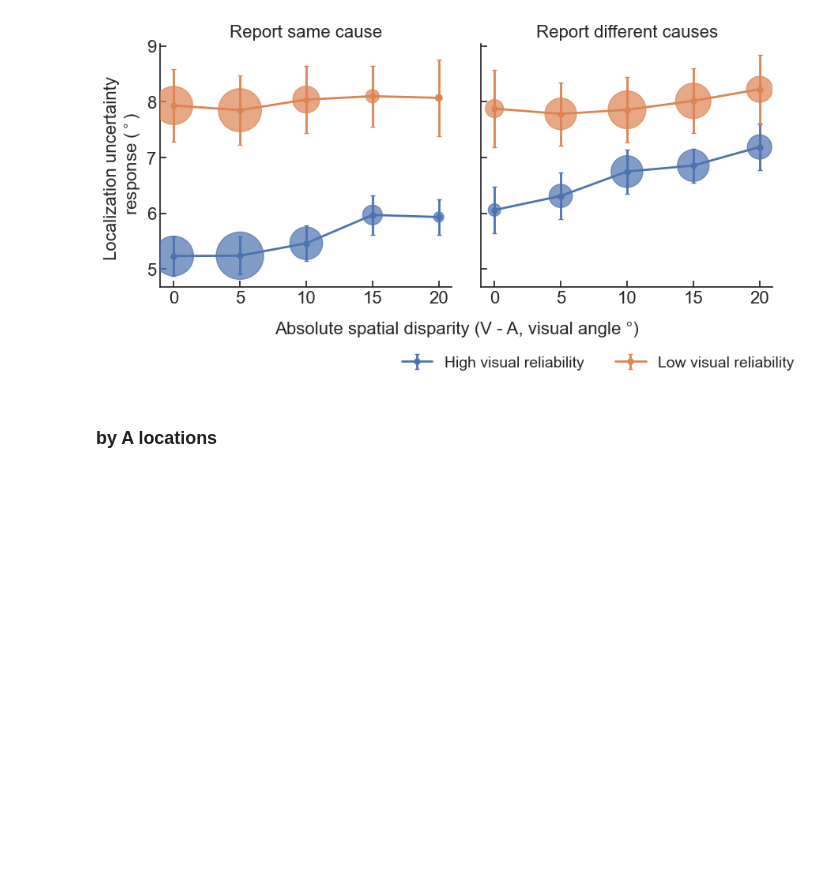
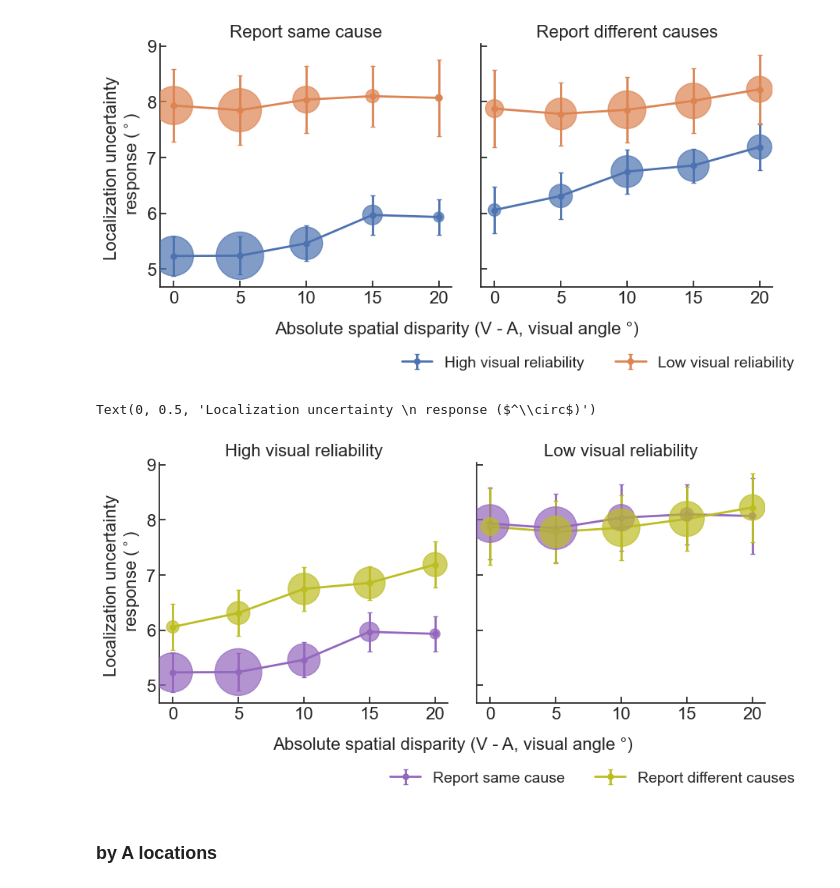
Before and after one commit to wenshu2022/BCI-confidence-VE, a Jupyter notebook: Analysis/Model_evaluation_with_beh_data.ipynb, the cells around one changed output. Drawn from its saved outputs; the diff is of its cells as text; code cells hidden in the pictures; blank space fills up the shorter version.

```diff
--- a/Analysis/Model_evaluation_with_beh_data.ipynb
+++ b/Analysis/Model_evaluation_with_beh_data.ipynb
@@ -275,6 +389,21 @@ axs[0].set_ylabel('Localization uncertainty \n response ($^\\circ$)', fontsize=f
 plt.savefig(os.path.join(plot_path, 'conf_inter', 'Allsub_ci_by_causal_disp.png'), bbox_inches='tight', dpi=300)
 # %% [output]
 [figure]
+# %%
+global_min, global_max = get_global_min_max(df=df_beh, groupvar = ["abs_delta_VA"])
+fig, axs = plt.subplots(nrows=1, ncols=2, figsize=(10, 4), sharey=True, gridspec_kw={'wspace': 0.1})
+plot_CI_size_by_disp(df=df_beh.loc[df_beh.VisRelLabel=='High'], ax=axs[0])
+plot_CI_size_by_disp(df=df_beh.loc[df_beh.VisRelLabel=='Low'], ax=axs[1], legend=True)
+# plot_CI_size_by_disp(df=df_beh.loc[df_beh.Sources==1], ax=axs[0], scale=True, global_min=global_min, global_max=global_max, power=2)
+# plot_CI_size_by_disp(df=df_beh.loc[df_beh.Sources==2], ax=axs[1], legend=True, scale=True, global_min=global_min, global_max=global_max, power=2)
+axs[0].set_title('High visual reliability', fontsize=fontsize)
+axs[1].set_title('Low visual reliability', fontsize=fontsize)
+fig.supxlabel('Absolute spatial disparity (V - A, visual angle \u00B0)', fontsize=fontsize, y=-0.05)
+axs[0].set_ylabel('Localization uncertainty \n response ($^\\circ$)', fontsize=fontsize)
+#plt.savefig(os.path.join(plot_path, 'conf_inter', 'Allsub_ci_by_causal_disp.png'), bbox_inches='tight', dpi=300)
+# %% [output]
+Text(0, 0.5, 'Localization uncertainty \n response ($^\\circ$)')
+[figure, added]
 # %% [markdown]
 ### by A locations
 # %%
```
Also changed, not shown: parts of 5 cells of this notebook, 22 other files.
